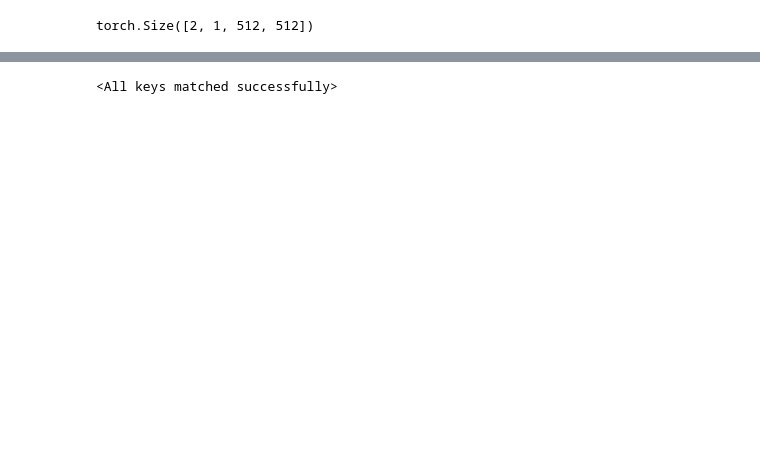
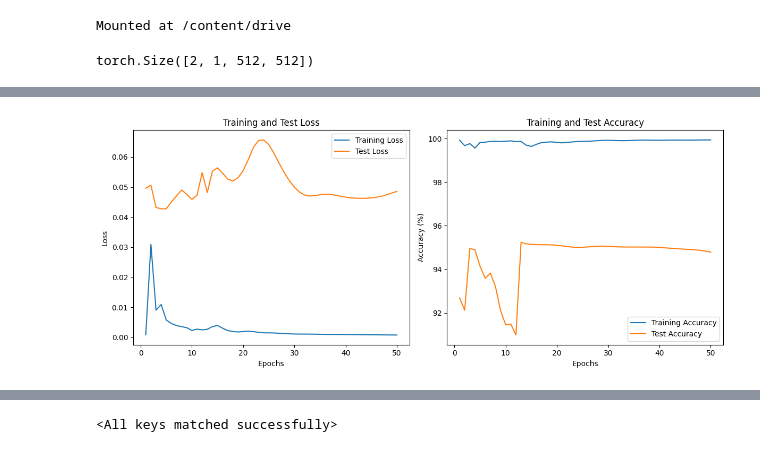
Before and after one commit to lunahernandez/Unet, a Jupyter notebook: nb-09-U-net.ipynb, the cells around one changed output, grey strips where cells are left out. Cells and saved outputs as stored; diff of their text form; code cells hidden in the pictures; blank space fills up the shorter version.

```diff
--- a/nb-09-U-net.ipynb
+++ b/nb-09-U-net.ipynb
@@ -16,6 +16,11 @@ from torchvision.io import read_file, decode_jpeg, decode_png, ImageReadMode
 import torchvision.transforms as T
 import matplotlib.pyplot as plt
 from torchvision.io import read_image
+# %%
+from google.colab import drive
+drive.mount('/content/drive')
+# %% [output]
+Mounted at /content/drive
 # %%
 # DATASET
 import os
@@ -179,3 +318,5 @@ criterion = nn.MSELoss()
 optimizer = torch.optim.Adam(model.parameters(),
                              lr=1e-3,
                              weight_decay=1e-5)
+trained_model = train_model(model, ds_loader_train, ds_loader_test, criterion, optimizer, [], epochs=50)
+# %% [output]
@@ -181,0 +340 @@ optimizer = torch.optim.Adam(model.parameters(),
+[figure, added]
```
Also changed, not shown: parts of 7 cells of this notebook.
